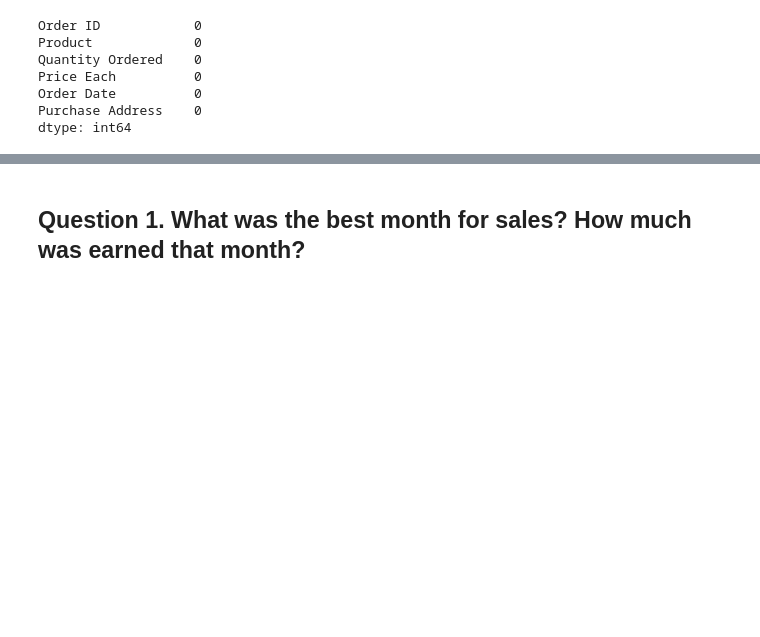
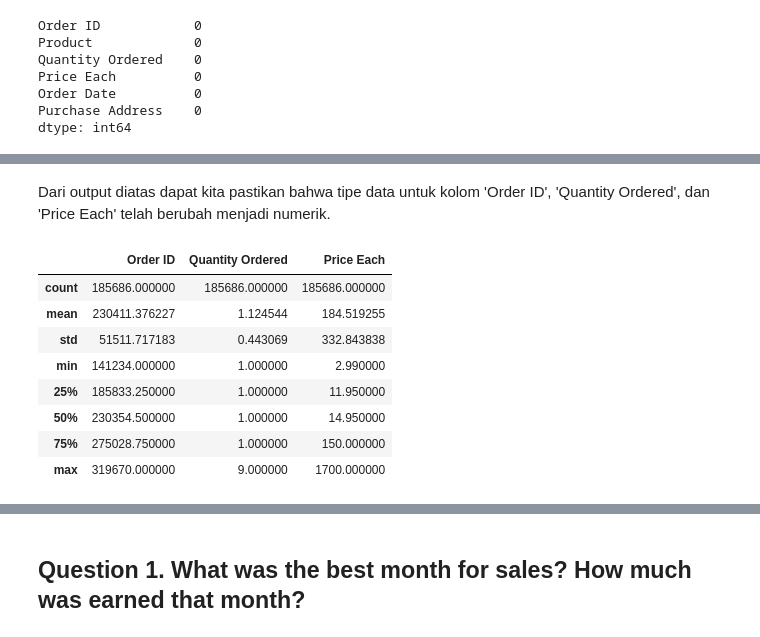
Before and after one commit to ricoputrap/electrosales-2019, a Jupyter notebook: SalesAnalysis.ipynb, the cells around one changed output, grey strips where cells are left out. Saved outputs shown, nothing was run; the diff lists cells and outputs as text; code cells hidden in the pictures; blank space fills up the shorter version.

Commit message:
DONE until Task 4. Data Types Re-formatting

```diff
--- a/SalesAnalysis.ipynb
+++ b/SalesAnalysis.ipynb
@@ -300,0 +330,5 @@ dtype: int64
+# %%
+# set the data type to numeric
+df['Order ID'] = df['Order ID'].astype('int64')
+df['Quantity Ordered'] = df['Quantity Ordered'].astype('int64')
+df['Price Each'] = df['Price Each'].astype('float64')
@@ -300,0 +351,15 @@ dtype: int64
+# %% [markdown]
+Dari output diatas dapat kita pastikan bahwa tipe data untuk kolom 'Order ID', 'Quantity Ordered', dan 'Price Each' telah berubah menjadi numerik.
+# %%
+# get descriptive statistic of numerical columns
+df.describe()
+# %% [output]
+|  | Order ID | Quantity Ordered | Price Each |
+| count | 185686.000000 | 185686.000000 | 185686.000000 |
+| mean | 230411.376227 | 1.124544 | 184.519255 |
+| std | 51511.717183 | 0.443069 | 332.843838 |
+| min | 141234.000000 | 1.000000 | 2.990000 |
+| 25% | 185833.250000 | 1.000000 | 11.950000 |
+| 50% | 230354.500000 | 1.000000 | 14.950000 |
+| 75% | 275028.750000 | 1.000000 | 150.000000 |
+| max | 319670.000000 | 9.000000 | 1700.000000 |
```
Also changed, not shown: parts of 8 cells of this notebook.
